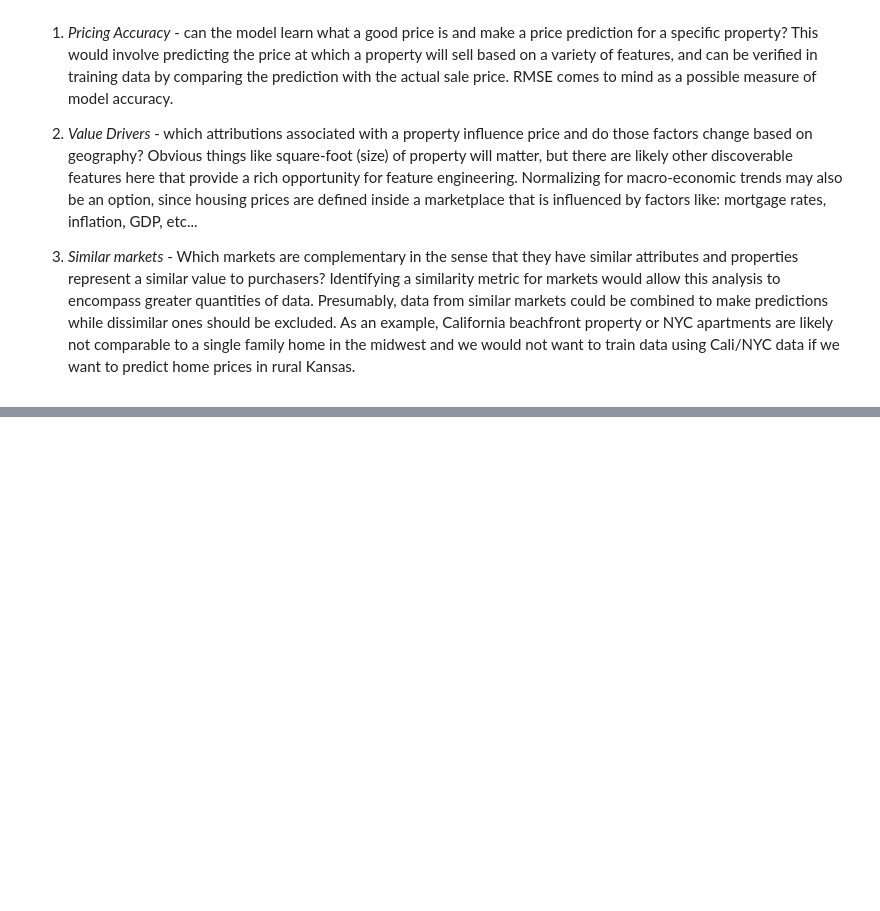
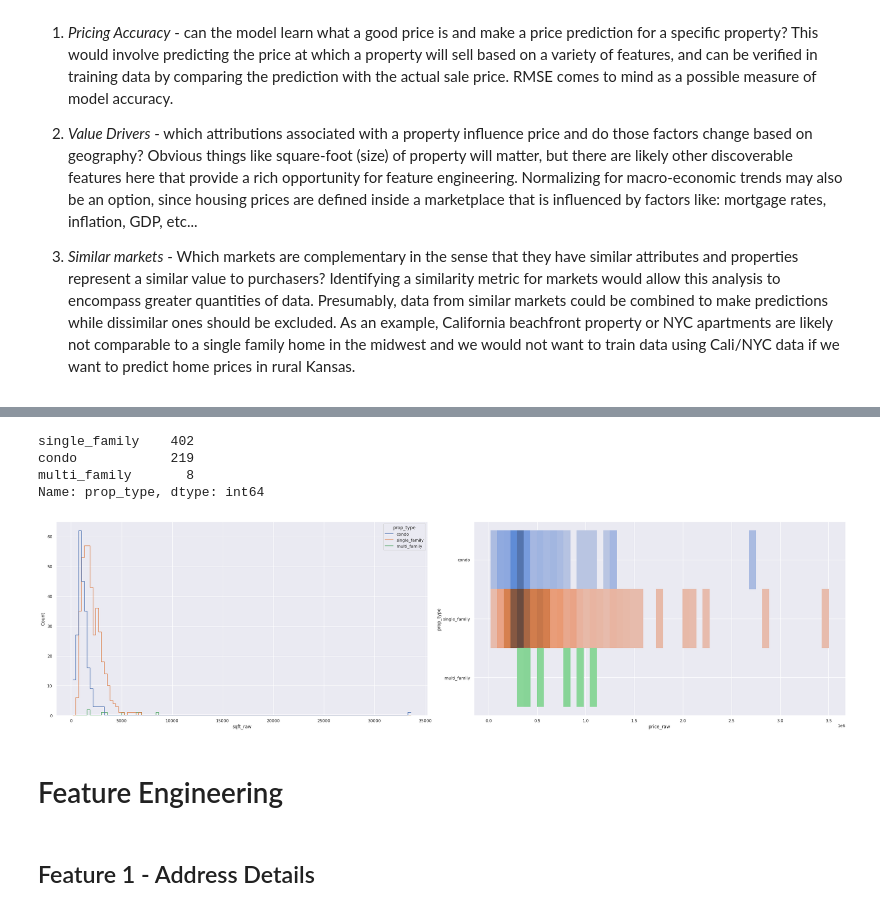
Before and after one commit to peter-callahan/Real-Estate-Pricing, a Jupyter notebook: real_estate_project_overview.ipynb, the cells around one changed output, grey strips where cells are left out. Saved outputs shown, nothing was run; the diff lists cells and outputs as text; code cells hidden in the pictures; blank space fills up the shorter version.

```diff
--- a/real_estate_project_overview.ipynb
+++ b/real_estate_project_overview.ipynb
@@ -162,0 +112,10 @@ Name: beds, dtype: float64
+# %%
+prop_data['last_update'] = pd.to_datetime(prop_data['last_update'], utc=True).dt.date
+prop_data['list_date'] = pd.to_datetime(prop_data['list_date'], utc=True).dt.date
+prop_data['price_reduced_date'] = pd.to_datetime(prop_data['price_reduced_date'], utc=True).dt.date
+
+prop_data = prop_data[ prop_data['prop_type'].isin(['single_family', 'condo', 'multi_family']) ]
+
+prop_data = prop_data.dropna(subset=['sqft_raw'])
+
+prop_data = prop_data[ prop_data['sqft_raw'] > 0]
@@ -162,0 +138,41 @@ Name: beds, dtype: float64
+# %%
+prop_data['prop_type'].value_counts()
+# %% [output]
+single_family    402
+condo            219
+multi_family       8
+Name: prop_type, dtype: int64
+# %%
+sns.set_theme(rc={
+    'figure.autolayout':True,
+    'figure.subplot.wspace':0.02}
+    )
+
+fig, ax = plt.subplots(1,2)
+
+sns.histplot(
+    data=prop_data,
+    x="sqft_raw",
+    hue='prop_type',
+    kde=False,
+    element='step',
+    fill=False,
+    ax=ax[0]
+)
+
+sns.histplot(
+    prop_data,
+    x="price_raw",
+    y="prop_type",
+    hue="prop_type",
+    legend=False,
+    ax=ax[1]
+)
+
+fig.show()
+# %% [output]
+[figure, added]
+# %% [markdown]
+# Feature Engineering
+# %% [markdown]
+## Feature 1 - Address Details
```
Also changed, not shown: parts of 37 cells of this notebook.
